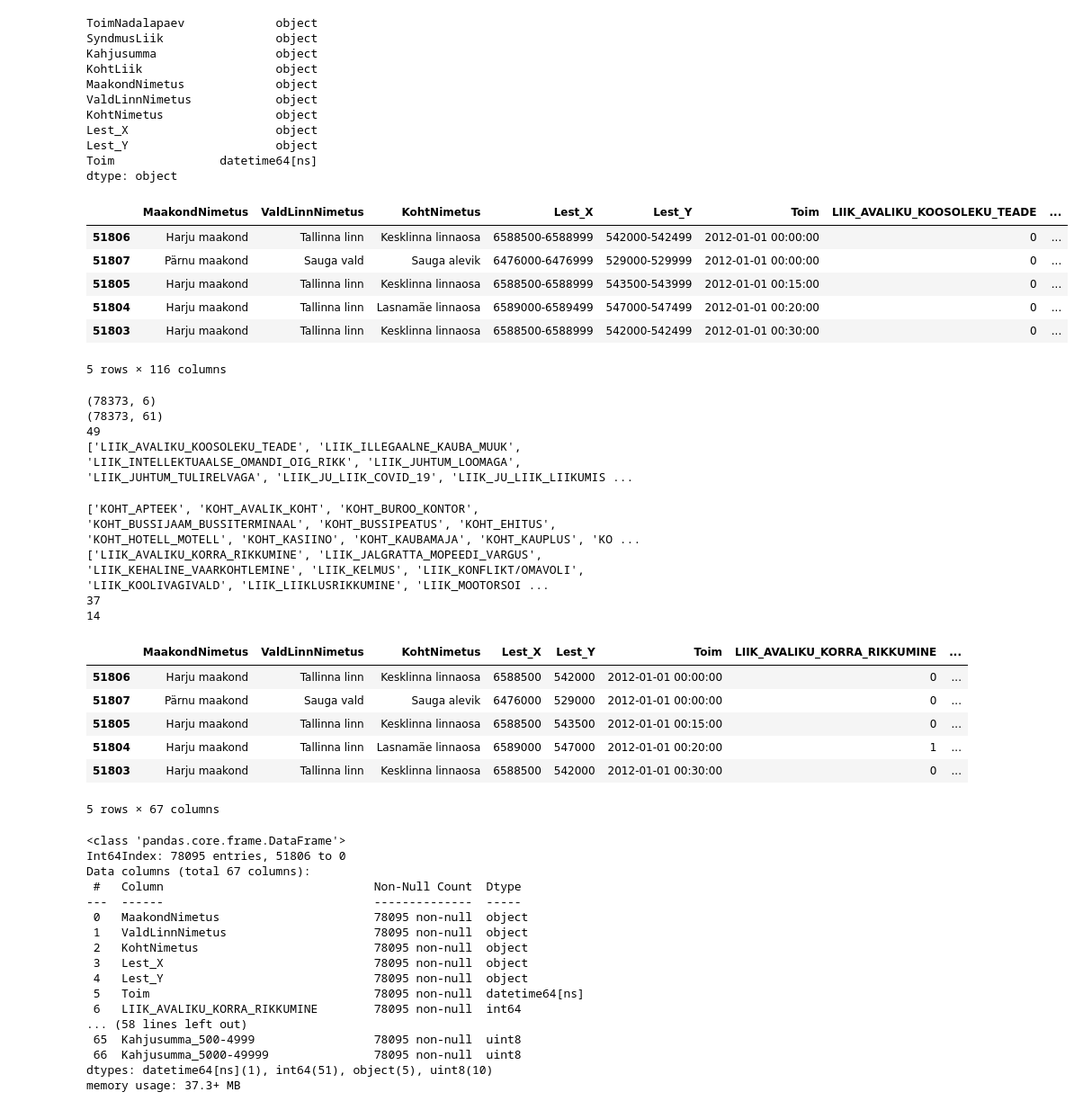
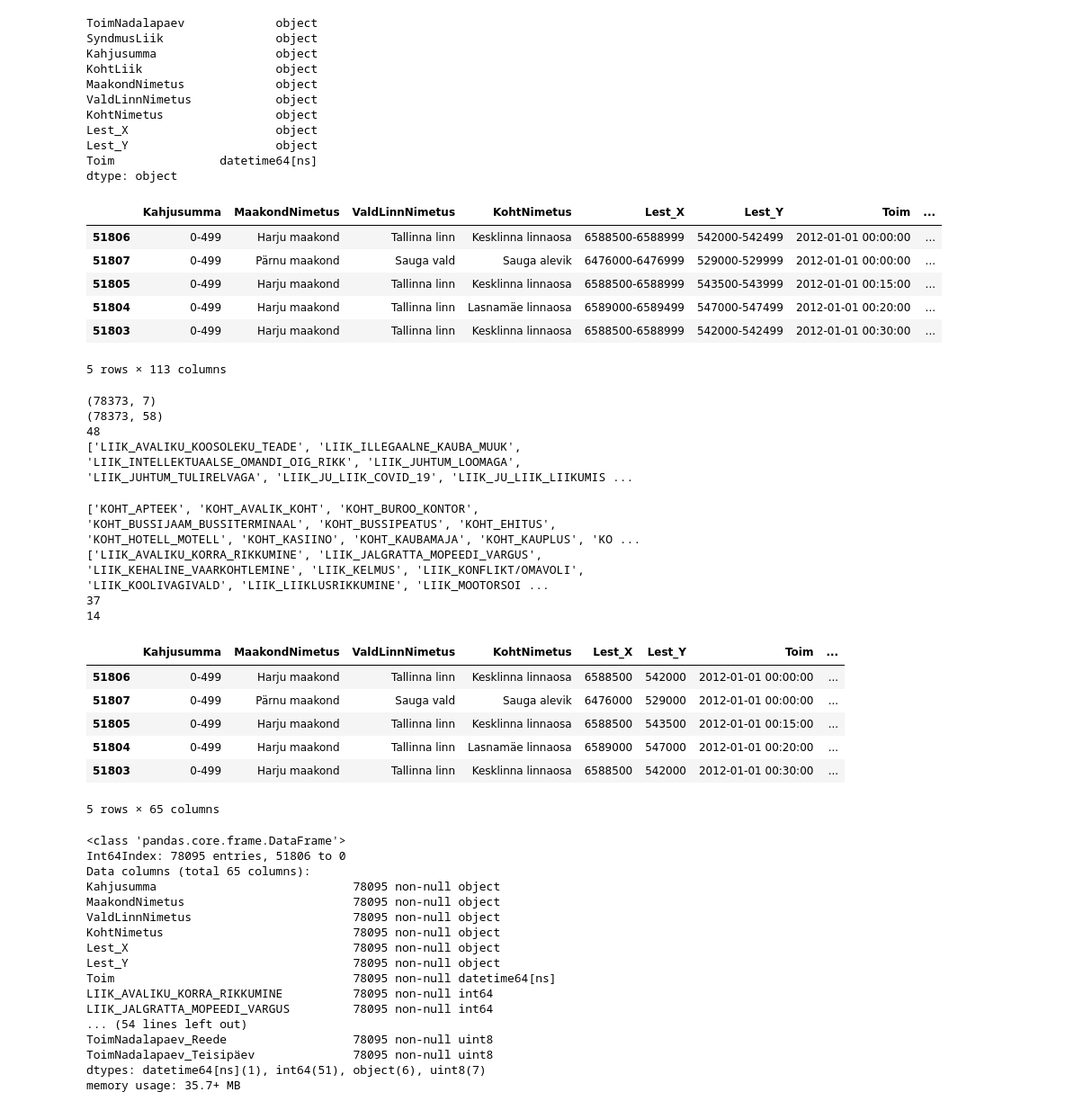
Before and after one commit to ToomasRo/crime_predictor, a Jupyter notebook: code/data_preparation/cleaning.ipynb, the cells around one changed output. Shown at 90% size. Drawn from its saved outputs; the diff is of its cells as text; code cells hidden in the pictures.

Commit message:
Added location to Y. Location into one column.

```diff
--- a/code/data_preparation/cleaning.ipynb
+++ b/code/data_preparation/cleaning.ipynb
@@ -55,18 +55,18 @@ dtype: object
 # %%
 #df.head()
 #df[df["SyndmusLiik"].str.contains(",")]
 new_df = pd.concat([df.drop('SyndmusLiik', 1), df['SyndmusLiik'].str.get_dummies(sep=",").add_prefix("LIIK_")], 1)
 new_df = pd.concat([new_df.drop('KohtLiik', 1), new_df['KohtLiik'].str.get_dummies(sep=",").add_prefix("KOHT_")], 1)
-new_df = pd.get_dummies(new_df, columns=["ToimNadalapaev", "Kahjusumma"])
+new_df = pd.get_dummies(new_df, columns=["ToimNadalapaev"])
 new_df.head()
 # %% [output]
-|  | MaakondNimetus | ValdLinnNimetus | KohtNimetus | Lest_X | Lest_Y | Toim | LIIK_AVALIKU_KOOSOLEKU_TEADE | ... |
-| 51806 | Harju maakond | Tallinna linn | Kesklinna linnaosa | 6588500-6588999 | 542000-542499 | 2012-01-01 00:00:00 | 0 | ... |
-| 51807 | Pärnu maakond | Sauga vald | Sauga alevik | 6476000-6476999 | 529000-529999 | 2012-01-01 00:00:00 | 0 | ... |
-| 51805 | Harju maakond | Tallinna linn | Kesklinna linnaosa | 6588500-6588999 | 543500-543999 | 2012-01-01 00:15:00 | 0 | ... |
-| 51804 | Harju maakond | Tallinna linn | Lasnamäe linnaosa | 6589000-6589499 | 547000-547499 | 2012-01-01 00:20:00 | 0 | ... |
-| 51803 | Harju maakond | Tallinna linn | Kesklinna linnaosa | 6588500-6588999 | 542000-542499 | 2012-01-01 00:30:00 | 0 | ... |
+|  | Kahjusumma | MaakondNimetus | ValdLinnNimetus | KohtNimetus | Lest_X | Lest_Y | Toim | ... |
+| 51806 | 0-499 | Harju maakond | Tallinna linn | Kesklinna linnaosa | 6588500-6588999 | 542000-542499 | 2012-01-01 00:00:00 | ... |
+| 51807 | 0-499 | Pärnu maakond | Sauga vald | Sauga alevik | 6476000-6476999 | 529000-529999 | 2012-01-01 00:00:00 | ... |
+| 51805 | 0-499 | Harju maakond | Tallinna linn | Kesklinna linnaosa | 6588500-6588999 | 543500-543999 | 2012-01-01 00:15:00 | ... |
+| 51804 | 0-499 | Harju maakond | Tallinna linn | Lasnamäe linnaosa | 6589000-6589499 | 547000-547499 | 2012-01-01 00:20:00 | ... |
+| 51803 | 0-499 | Harju maakond | Tallinna linn | Kesklinna linnaosa | 6588500-6588999 | 542000-542499 | 2012-01-01 00:30:00 | ... |
-5 rows × 116 columns
+5 rows × 113 columns
 # %%
 #remove useless onehotencoded things
 #del new_df_nums
@@ -87,9 +87,9 @@ new_df.drop(columns=to_drop, inplace=True)
 
 #new_df_nums.shape
 # %% [output]
-(78373, 6)
-(78373, 61)
-49
+(78373, 7)
+(78373, 58)
+48
 ['LIIK_AVALIKU_KOOSOLEKU_TEADE', 'LIIK_ILLEGAALNE_KAUBA_MUUK', 'LIIK_INTELLEKTUAALSE_OMANDI_OIG_RIKK', 'LIIK_JUHTUM_LOOMAGA', 'LIIK_JUHTUM_TULIRELVAGA', 'LIIK_JU_LIIK_COVID_19', 'LIIK_JU_LIIK_LIIKUMIS ...
 # %%
 koht_df = [col for col in df_numerics_only.columns if col not in to_drop and "KOHT_" in col]
@@ -119,34 +119,34 @@ clean_df["Lest_Y"] = clean_df["Lest_Y"].str.split("-", expand=True)[0]
 
 clean_df.head()
 # %% [output]
-|  | MaakondNimetus | ValdLinnNimetus | KohtNimetus | Lest_X | Lest_Y | Toim | LIIK_AVALIKU_KORRA_RIKKUMINE | ... |
-| 51806 | Harju maakond | Tallinna linn | Kesklinna linnaosa | 6588500 | 542000 | 2012-01-01 00:00:00 | 0 | ... |
-| 51807 | Pärnu maakond | Sauga vald | Sauga alevik | 6476000 | 529000 | 2012-01-01 00:00:00 | 0 | ... |
-| 51805 | Harju maakond | Tallinna linn | Kesklinna linnaosa | 6588500 | 543500 | 2012-01-01 00:15:00 | 0 | ... |
-| 51804 | Harju maakond | Tallinna linn | Lasnamäe linnaosa | 6589000 | 547000 | 2012-01-01 00:20:00 | 1 | ... |
-| 51803 | Harju maakond | Tallinna linn | Kesklinna linnaosa | 6588500 | 542000 | 2012-01-01 00:30:00 | 0 | ... |
+|  | Kahjusumma | MaakondNimetus | ValdLinnNimetus | KohtNimetus | Lest_X | Lest_Y | Toim | ... |
+| 51806 | 0-499 | Harju maakond | Tallinna linn | Kesklinna linnaosa | 6588500 | 542000 | 2012-01-01 00:00:00 | ... |
+| 51807 | 0-499 | Pärnu maakond | Sauga vald | Sauga alevik | 6476000 | 529000 | 2012-01-01 00:00:00 | ... |
+| 51805 | 0-499 | Harju maakond | Tallinna linn | Kesklinna linnaosa | 6588500 | 543500 | 2012-01-01 00:15:00 | ... |
+| 51804 | 0-499 | Harju maakond | Tallinna linn | Lasnamäe linnaosa | 6589000 | 547000 | 2012-01-01 00:20:00 | ... |
+| 51803 | 0-499 | Harju maakond | Tallinna linn | Kesklinna linnaosa | 6588500 | 542000 | 2012-01-01 00:30:00 | ... |
-5 rows × 67 columns
+5 rows × 65 columns
 # %%
 # praegune annab clean_df.info() memory usage: 37.3+ MB
 clean_df.info()
 # %% [output]
 <class 'pandas.core.frame.DataFrame'>
 Int64Index: 78095 entries, 51806 to 0
-Data columns (total 67 columns):
- #   Column                              Non-Null Count  Dtype
----  ------                              --------------  -----
- 0   MaakondNimetus                      78095 non-null  object
- 1   ValdLinnNimetus                     78095 non-null  object
- 2   KohtNimetus                         78095 non-null  object
- 3   Lest_X                              78095 non-null  object
- 4   Lest_Y                              78095 non-null  object
- 5   Toim                                78095 non-null  datetime64[ns]
- 6   LIIK_AVALIKU_KORRA_RIKKUMINE        78095 non-null  int64
-... (58 lines left out)
- 65  Kahjusumma_500-4999                 78095 non-null  uint8
- 66  Kahjusumma_5000-49999               78095 non-null  uint8
-dtypes: datetime64[ns](1), int64(51), object(5), uint8(10)
-memory usage: 37.3+ MB
+Data columns (total 65 columns):
+Kahjusumma                            78095 non-null object
+MaakondNimetus                        78095 non-null object
+ValdLinnNimetus                       78095 non-null object
+KohtNimetus                           78095 non-null object
+Lest_X                                78095 non-null object
+Lest_Y                                78095 non-null object
+Toim                                  78095 non-null datetime64[ns]
+LIIK_AVALIKU_KORRA_RIKKUMINE          78095 non-null int64
+LIIK_JALGRATTA_MOPEEDI_VARGUS         78095 non-null int64
+... (54 lines left out)
+ToimNadalapaev_Reede                  78095 non-null uint8
+ToimNadalapaev_Teisipäev              78095 non-null uint8
+dtypes: datetime64[ns](1), int64(51), object(6), uint8(7)
+memory usage: 35.7+ MB
 # %%
 # mälu kasutamise vähendamine, nüüd võtab memory usage: 10.1+ MB
 # XXX seda tuleb teha peale sisselugemist, prg suht mõttetu
```
Also changed, not shown: parts of 2 cells of this notebook, 10 other files.
